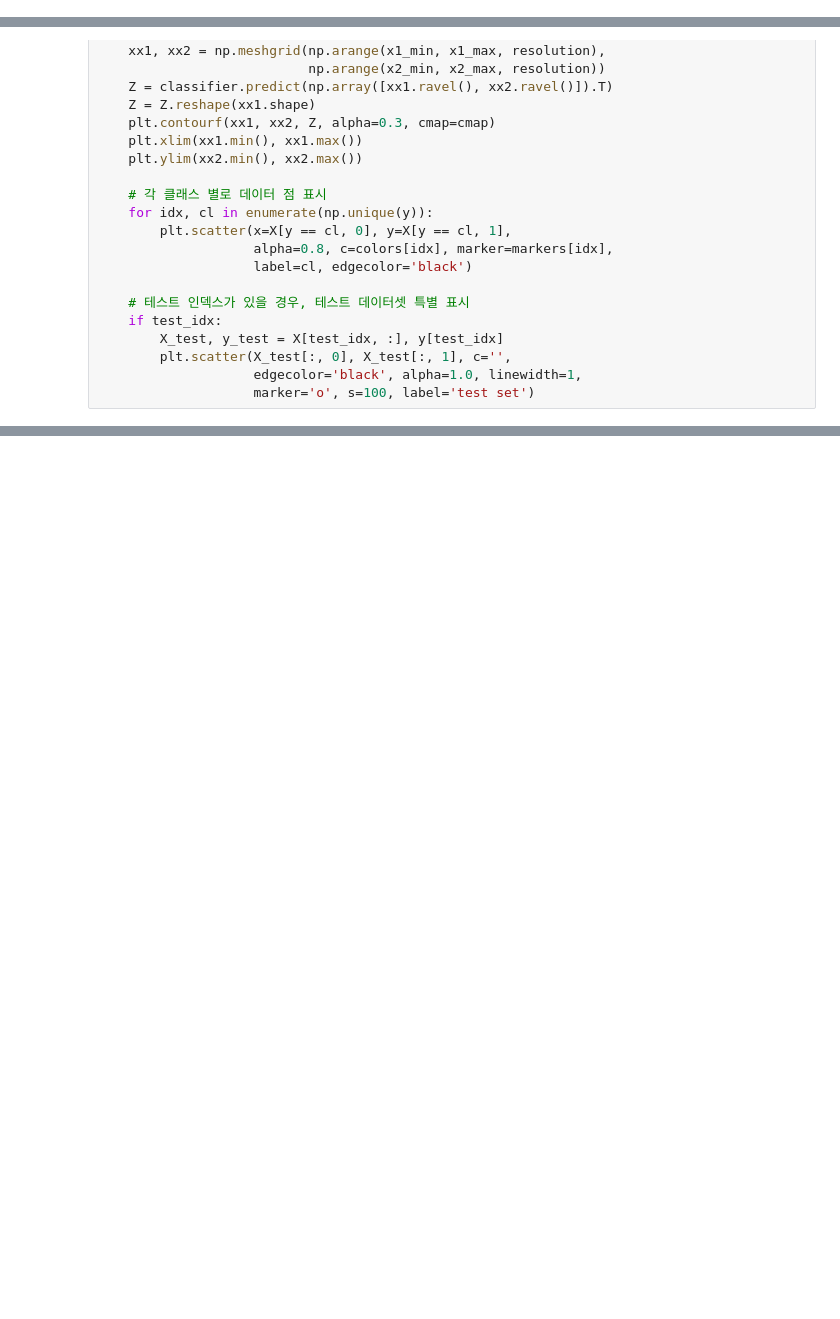
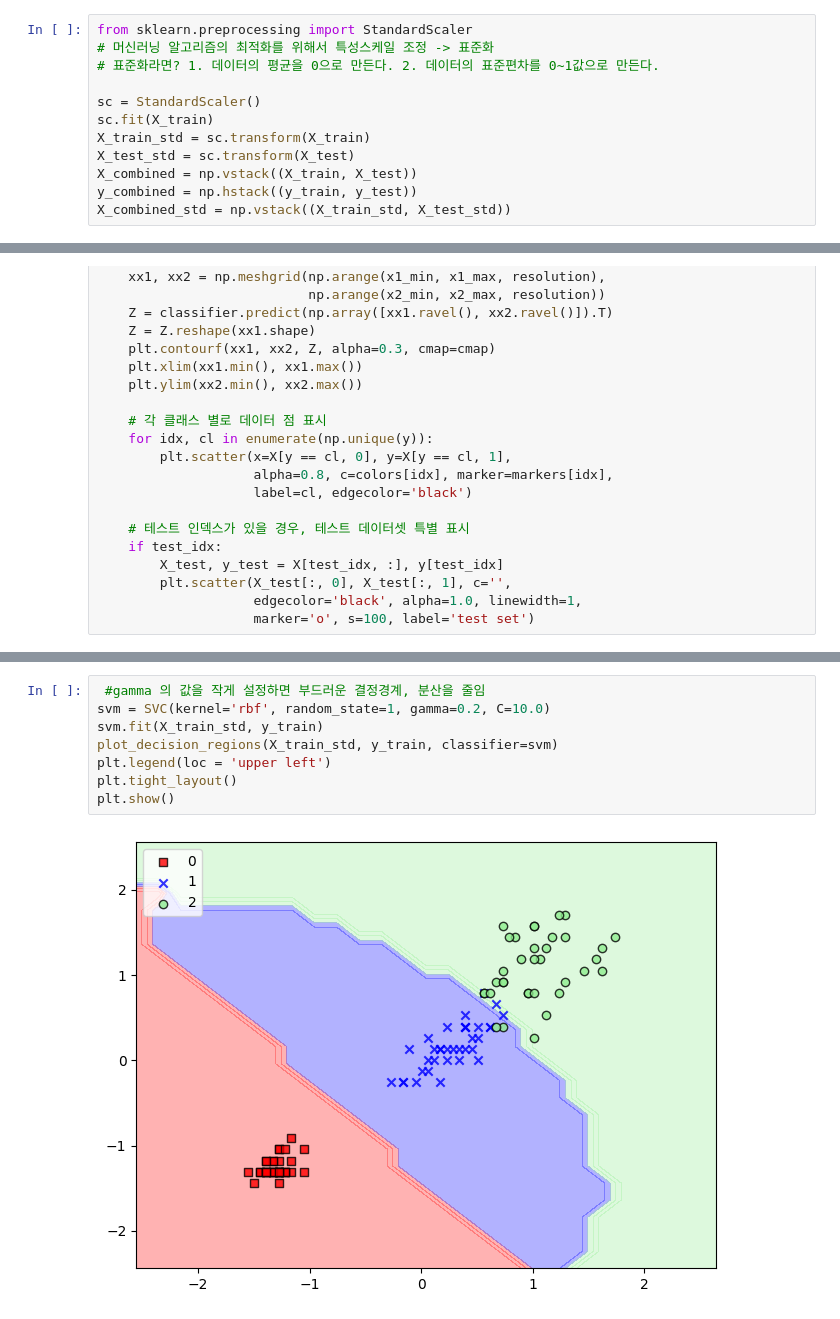
Before and after one commit to yoosung5480/machine_learning, a Jupyter notebook: skcikit-learn-nonlinear.ipynb, the cells around one changed output, grey strips where cells are left out. Saved outputs shown, nothing was run; the diff lists cells and outputs as text; blank space fills up the shorter version.

```diff
--- a/skcikit-learn-nonlinear.ipynb
+++ b/skcikit-learn-nonlinear.ipynb
@@ -34,3 +51,15 @@ plt.show()
+# %%
+from sklearn.preprocessing import StandardScaler
+# 머신러닝 알고리즘의 최적화를 위해서 특성스케일 조정 -> 표준화
+# 표준화라면? 1. 데이터의 평균을 0으로 만든다. 2. 데이터의 표준편차를 0~1값으로 만든다.
+
+sc = StandardScaler()
+sc.fit(X_train)
+X_train_std = sc.transform(X_train)
+X_test_std = sc.transform(X_test)
+X_combined = np.vstack((X_train, X_test))
+y_combined = np.hstack((y_train, y_test))
+X_combined_std = np.vstack((X_train_std, X_test_std))
 # %%
 from matplotlib.colors import ListedColormap
 import matplotlib.pyplot as plt
@@ -65,0 +106,10 @@ def plot_decision_regions(X, y, classifier, test_idx=None, resolution=0.2):
+# %%
+ #gamma 의 값을 작게 설정하면 부드러운 결정경계, 분산을 줄임
+svm = SVC(kernel='rbf', random_state=1, gamma=0.2, C=10.0)
+svm.fit(X_train_std, y_train)
+plot_decision_regions(X_train_std, y_train, classifier=svm)
+plt.legend(loc = 'upper left')
+plt.tight_layout()
+plt.show()
+# %% [output]
+[figure, added]
```
Also changed, not shown: parts of 7 cells of this notebook, 4 other files.
